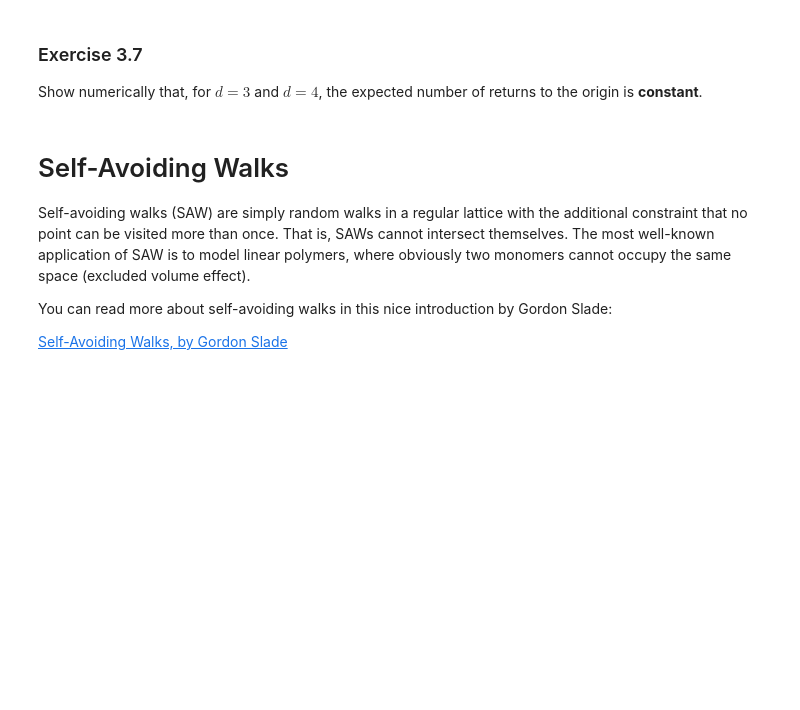
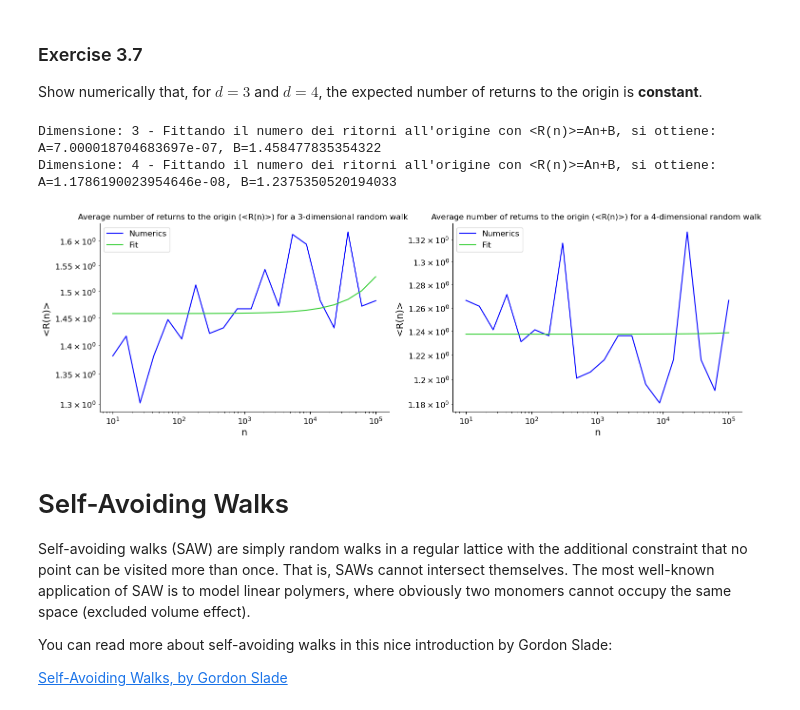
Before and after one commit to 12nihil12/fis_stat, a Jupyter notebook: notebooks/3-Random-Walks.ipynb, the cells around one changed output. Saved outputs shown, nothing was run; the diff lists cells and outputs as text; code cells hidden in the pictures; blank space fills up the shorter version.

```diff
--- a/notebooks/3-Random-Walks.ipynb
+++ b/notebooks/3-Random-Walks.ipynb
@@ -258,3 +291,51 @@ Show numerically that, for $d=3$ and $d=4$, the expected number of returns to th
+# %%
+dim=3
+num_returns_array_3 = np.array([
+    get_average_num_returns(length=length, dim=dim)
+    for length in length_array
+])
+# %%
+dim=4
+num_returns_array_4 = np.array([
+    get_average_num_returns(length=length, dim=dim)
+    for length in length_array
+])
+# %%
+num_returns_array={3:num_returns_array_3 ,4:num_returns_array_4}
+# %%
+
+fig, axes = plt.subplots(1, 2, figsize=(15, 5))
+
+
+def F(x,A,B):
+    return A*x+B
+
+dims=[3,4]
+
+for i,d in enumerate(dims):
+    coeff,rets=spy.curve_fit(F,length_array,num_returns_array[d])
+
+    A=coeff[0]
+    B=coeff[1]
+
+    print(f"Dimensione: {d} - Fittando il numero dei ritorni all'origine con <R(n)>=An+B, si ottiene: A={A}, B={B}")
+
+    axes[i].loglog(length_array,num_returns_array[d],color="blue",label="Numerics")
+    axes[i].loglog(length_array,F(length_array,A,B),color="limegreen",label="Fit")
+    axes[i].set_xlabel("n")
+    axes[i].set_ylabel("<R(n)> ")
+
+    axes[i].legend()
+    axes[i].set_title(f"Average number of returns to the origin (<R(n)>) for a {d}-dimensional random walk ",fontsize=12)
+
+
+
+plt.tight_layout()
+plt.show()
+# %% [output]
+Dimensione: 3 - Fittando il numero dei ritorni all'origine con <R(n)>=An+B, si ottiene: A=7.000018704683697e-07, B=1.458477835354322
+Dimensione: 4 - Fittando il numero dei ritorni all'origine con <R(n)>=An+B, si ottiene: A=1.1786190023954646e-08, B=1.2375350520194033
+[figure, added]
 # %% [markdown]
 # Self-Avoiding Walks
 Self-avoiding walks (SAW) are simply random walks in a regular lattice with the additional constraint that no point can be visited more than once. That is, SAWs cannot intersect themselves. The most well-known application of SAW is to model linear polymers, where obviously two monomers cannot occupy the same space (excluded volume effect).
```
Also changed, not shown: parts of 23 cells of this notebook, 7 other files.
